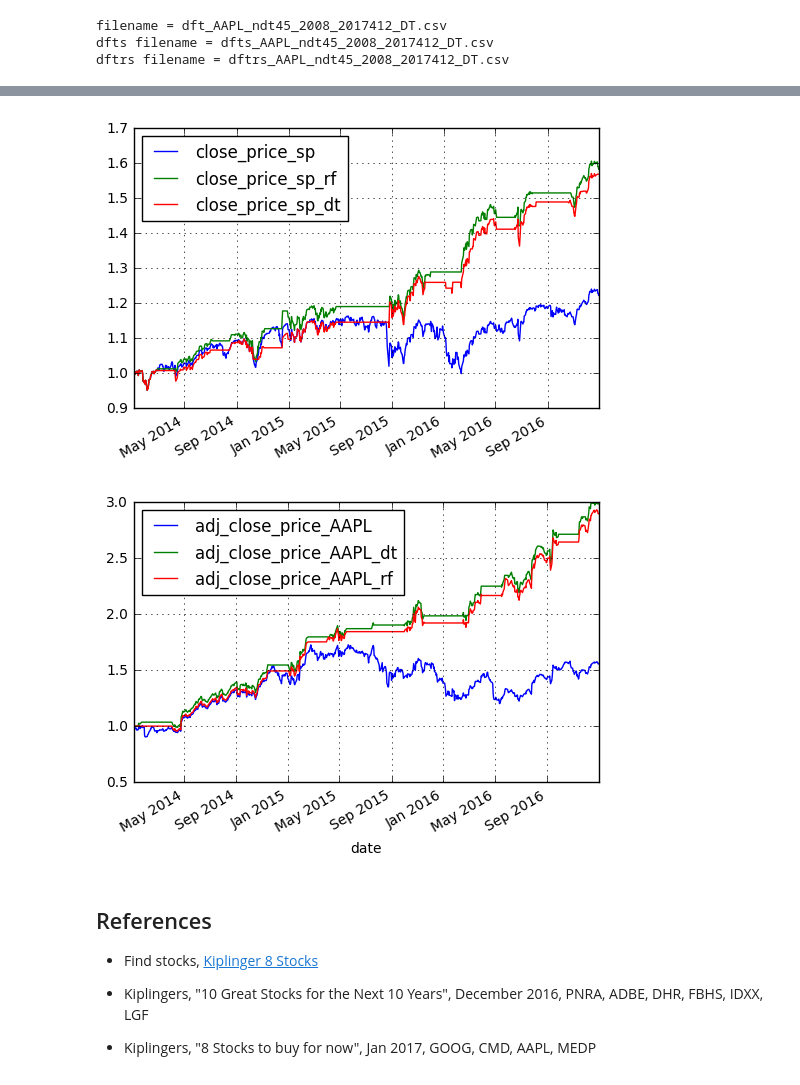
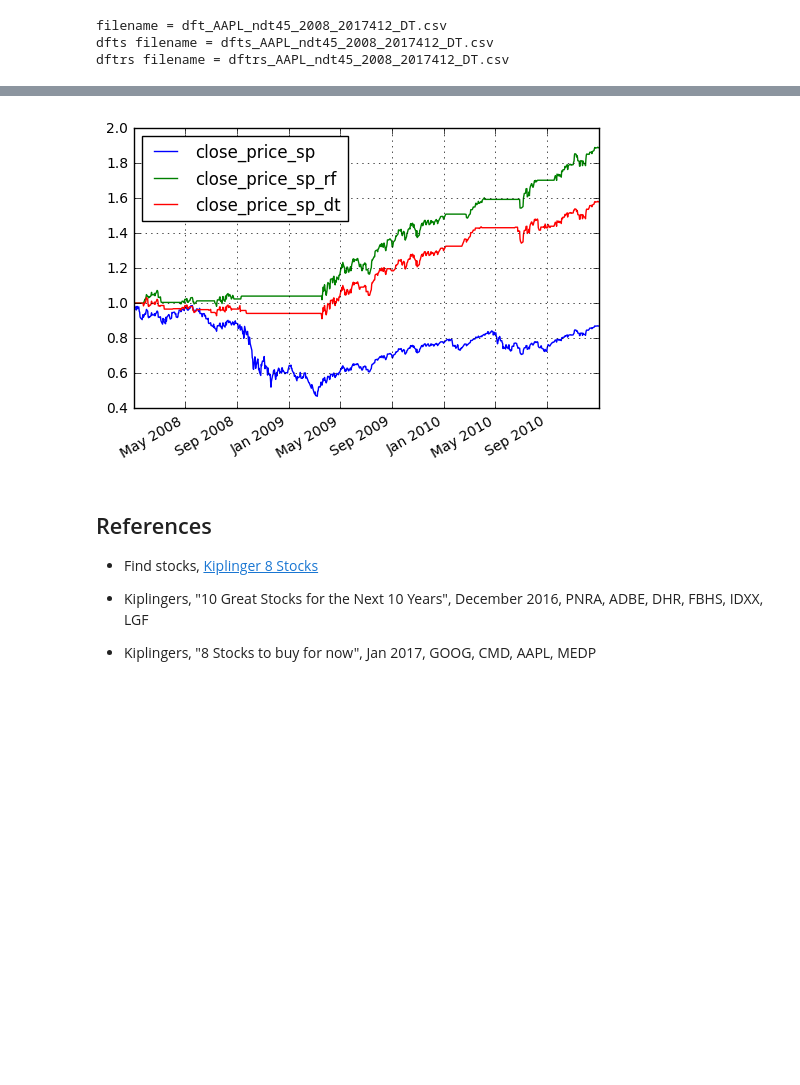
Before and after one commit to algosci/algosciquant, a Jupyter notebook: SPred.ipynb, the cells around one changed output, grey strips where cells are left out. Cells and saved outputs as stored; diff of their text form; code cells hidden in the pictures; blank space fills up the shorter version.

```diff
--- a/SPred.ipynb
+++ b/SPred.ipynb
@@ -935,8 +932,11 @@ dftrs filename = dftrs_AAPL_ndt45_2008_2017412_DT.csv
 #st = dt.datetime(2008,6,1)
 #et = dt.datetime(2009,12,31)
 
-st = dt.datetime(2014,1,1)
-et = dt.datetime(2016,12,31)
+st = dt.datetime(2008,1,1)
+et = dt.datetime(2011,1,1)
+
+#st = dt.datetime(2014,1,1)
+#et = dt.datetime(2016,12,31)
 
 print('start date = ',st,'\nend date =',et)
 
@@ -998,5 +998,4 @@ end date = 2016-12-31 00:00:00
-[figure, old version]
+[figure, new version]
-[figure, removed]
 # %%
 # http://chrisstrelioff.ws/sandbox/2015/06/08/decision_trees_in_python_with_scikit_learn_and_pandas.html
 
```
Also changed, not shown: parts of 15 cells of this notebook, 1 other file.
